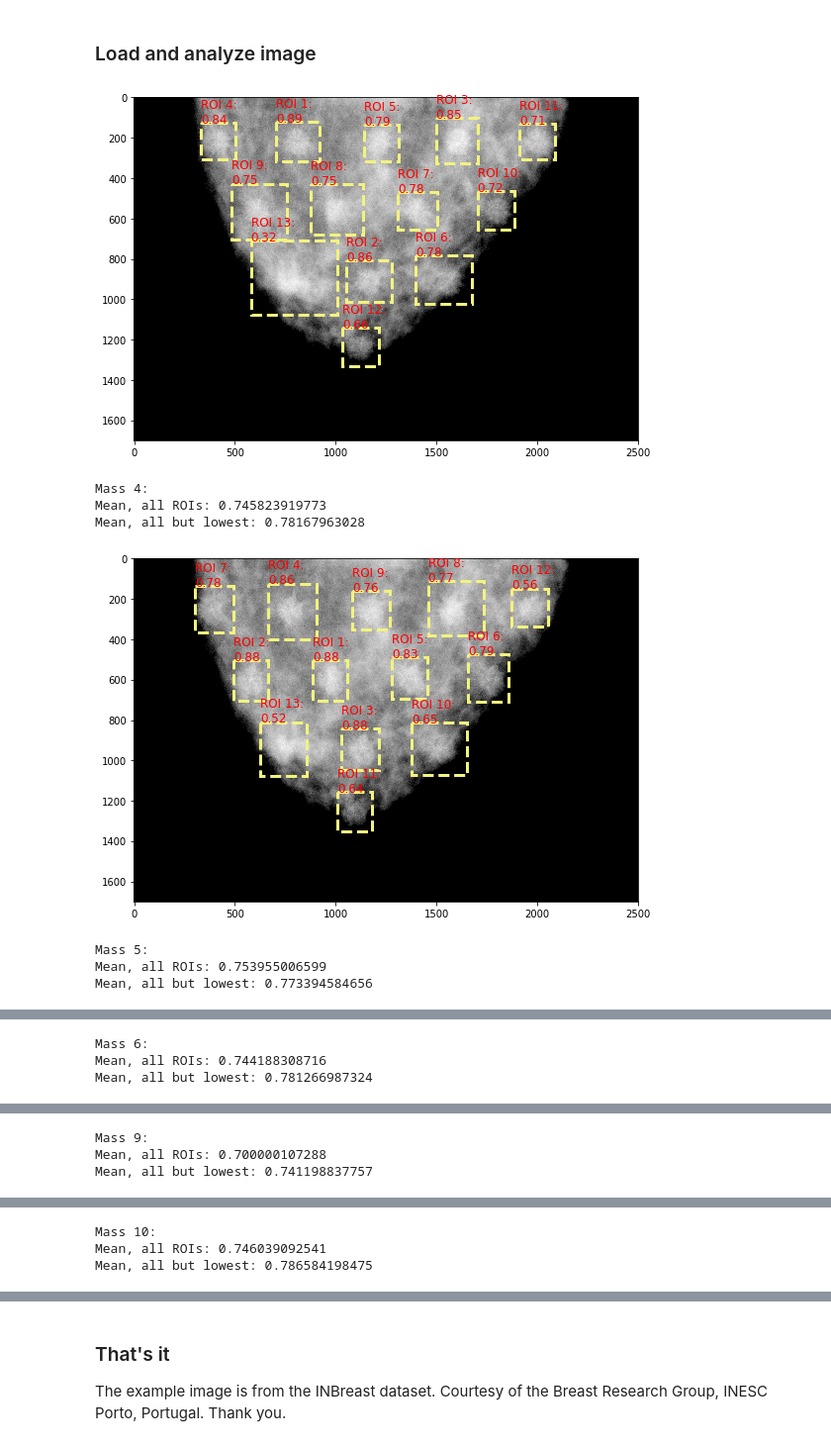
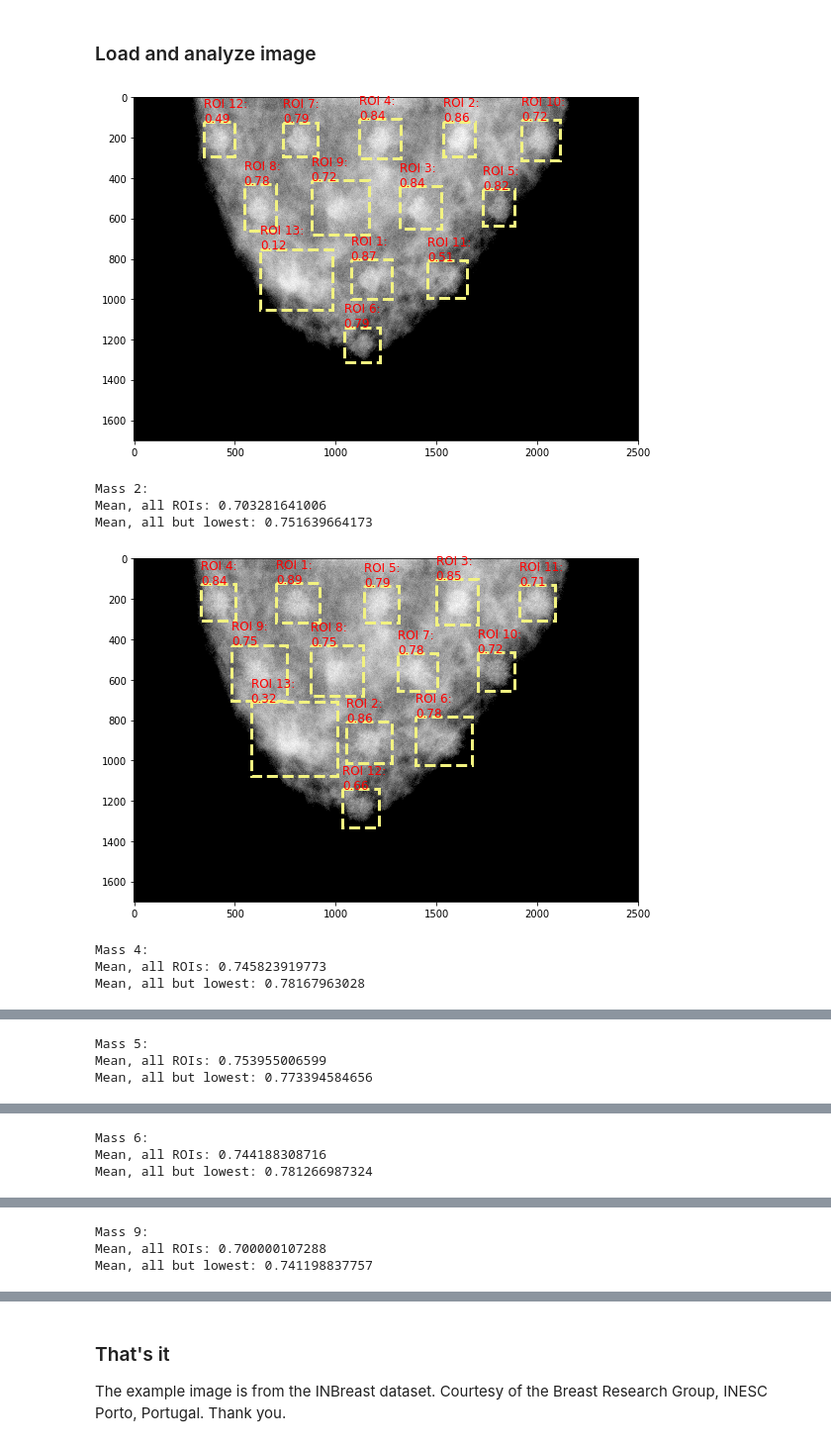
Before and after one commit to likejimba/frcnn-cad, a Jupyter notebook: run_cad_scores.ipynb, the cells around one changed output, grey strips where cells are left out. Shown at 99% size. Drawn from its saved outputs; the diff is of its cells as text; code cells hidden in the pictures.

```diff
--- a/run_cad_scores.ipynb
+++ b/run_cad_scores.ipynb
@@ -101,10 +101,17 @@ net = load_net(ptxt='vgg16_frcnn_cad_test.prototxt',
 # load image, customize this part to load your images
 # from whatever format you use
 
-im = cv2.imread('/opt/images/postproc_mass/texture/SameSpicMaligTestMass4_1740x2415x1140_array0_density1.56_full_1.0_15_8bit.png')
+im = cv2.imread('/opt/images/postproc_mass/texture/SameSpicMaligTestMass2_1740x2415x1140_array0_density1.56_full_1.0_15_8bit.png')
 # run detection
 detections = detect(net, im)
 # visualize detections
+fig, scores_only = vis_detections(im, detections)
+print('Mass 2: ')
+print("Mean, all ROIs: {}".format(np.mean(scores_only[1:])))
+print("Mean, all but lowest: {}".format(np.mean(scores_only[1:-1])))
+
+im = cv2.imread('/opt/images/postproc_mass/texture/SameSpicMaligTestMass4_1740x2415x1140_array0_density1.56_full_1.0_15_8bit.png')
+detections = detect(net, im)
 fig, scores_only = vis_detections(im, detections)
 print('Mass 4: ')
 print("Mean, all ROIs: {}".format(np.mean(scores_only[1:])))
@@ -118,38 +125,38 @@ print("Mean, all ROIs: {}".format(np.mean(scores_only[1:])))
 print("Mean, all but lowest: {}".format(np.mean(scores_only[1:-1])))
 
 im = cv2.imread('/opt/images/postproc_mass/texture/SameSpicMaligTestMass6_1740x2415x1140_array0_density1.56_full_1.0_15_8bit.png')
 detections = detect(net, im)
 fig, scores_only = vis_detections(im, detections)
 print('Mass 6: ')
 print("Mean, all ROIs: {}".format(np.mean(scores_only[1:])))
 print("Mean, all but lowest: {}".format(np.mean(scores_only[1:-1])))
 
 im = cv2.imread('/opt/images/postproc_mass/texture/SameSpicMaligTestMass9_1740x2415x1140_array0_density1.56_full_1.0_15_8bit.png')
 detections = detect(net, im)
 fig, scores_only = vis_detections(im, detections)
 print('Mass 9: ')
 print("Mean, all ROIs: {}".format(np.mean(scores_only[1:])))
 print("Mean, all but lowest: {}".format(np.mean(scores_only[1:-1])))
 
 im = cv2.imread('/opt/images/postproc_mass/texture/SameSpicMaligTestMass10_1740x2415x1140_array0_density1.56_full_1.0_15_8bit.png')
 detections = detect(net, im)
 fig, scores_only = vis_detections(im, detections)
 print('Mass 10: ')
 print("Mean, all ROIs: {}".format(np.mean(scores_only[1:])))
 print("Mean, all but lowest: {}".format(np.mean(scores_only[1:-1])))
 
 im = cv2.imread('/opt/images/postproc_mass/texture/SameLobMaligTest_1740x2415x1140_array0_density1.56_full_1.0_15_8bit.png')
 detections = detect(net, im)
 fig, scores_only = vis_detections(im, detections)
 print('Mass Lobular: ')
 print("Mean, all ROIs: {}".format(np.mean(scores_only[1:])))
 print("Mean, all but lowest: {}".format(np.mean(scores_only[1:-1])))
 # %% [output]
-[figure, old version]
+[figure, new version]
-Mass 4:
-Mean, all ROIs: 0.745823919773
-Mean, all but lowest: 0.78167963028
+Mass 2:
+Mean, all ROIs: 0.703281641006
+Mean, all but lowest: 0.751639664173
-[figure, old version]
+[figure, new version]
-Mass 5:
-Mean, all ROIs: 0.753955006599
-Mean, all but lowest: 0.773394584656
+Mass 4:
+Mean, all ROIs: 0.745823919773
+Mean, all but lowest: 0.78167963028
@@ -157,3 +164,3 @@ Mean, all but lowest: 0.773394584656
-Mass 6:
-Mean, all ROIs: 0.744188308716
-Mean, all but lowest: 0.781266987324
+Mass 5:
+Mean, all ROIs: 0.753955006599
+Mean, all but lowest: 0.773394584656
@@ -161,3 +168,3 @@ Mean, all but lowest: 0.781266987324
-Mass 9:
-Mean, all ROIs: 0.700000107288
-Mean, all but lowest: 0.741198837757
+Mass 6:
+Mean, all ROIs: 0.744188308716
+Mean, all but lowest: 0.781266987324
@@ -165,3 +172,3 @@ Mean, all but lowest: 0.741198837757
-Mass 10:
-Mean, all ROIs: 0.746039092541
-Mean, all but lowest: 0.786584198475
+Mass 9:
+Mean, all ROIs: 0.700000107288
+Mean, all but lowest: 0.741198837757
```
Also changed, not shown: parts of 1 cell of this notebook.
